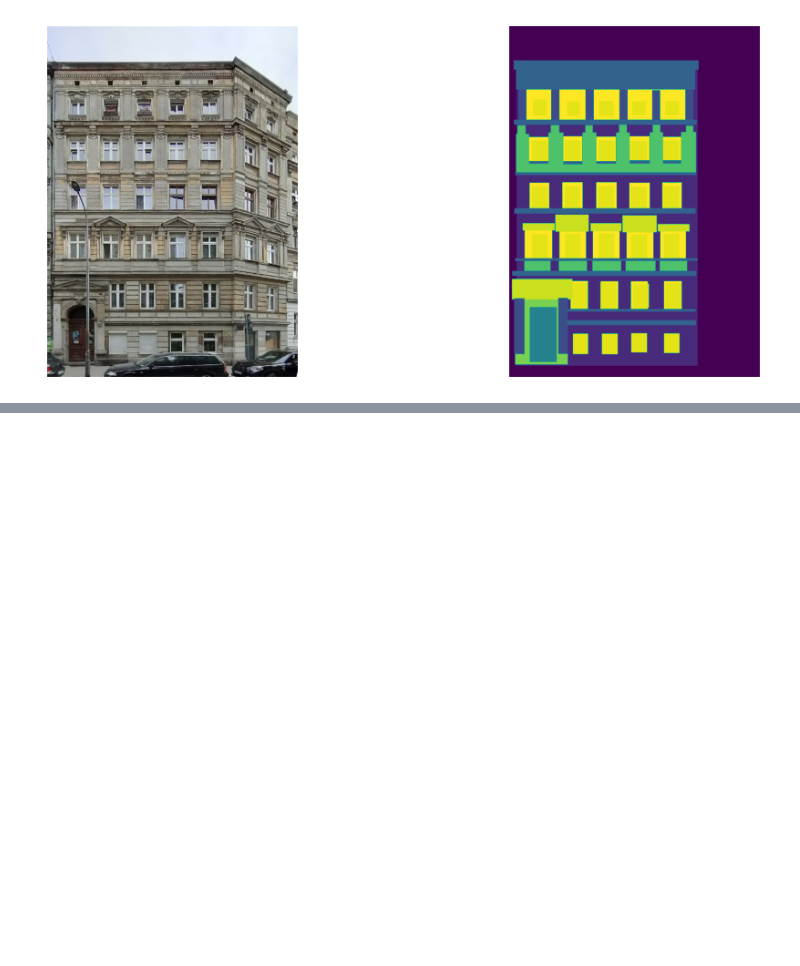
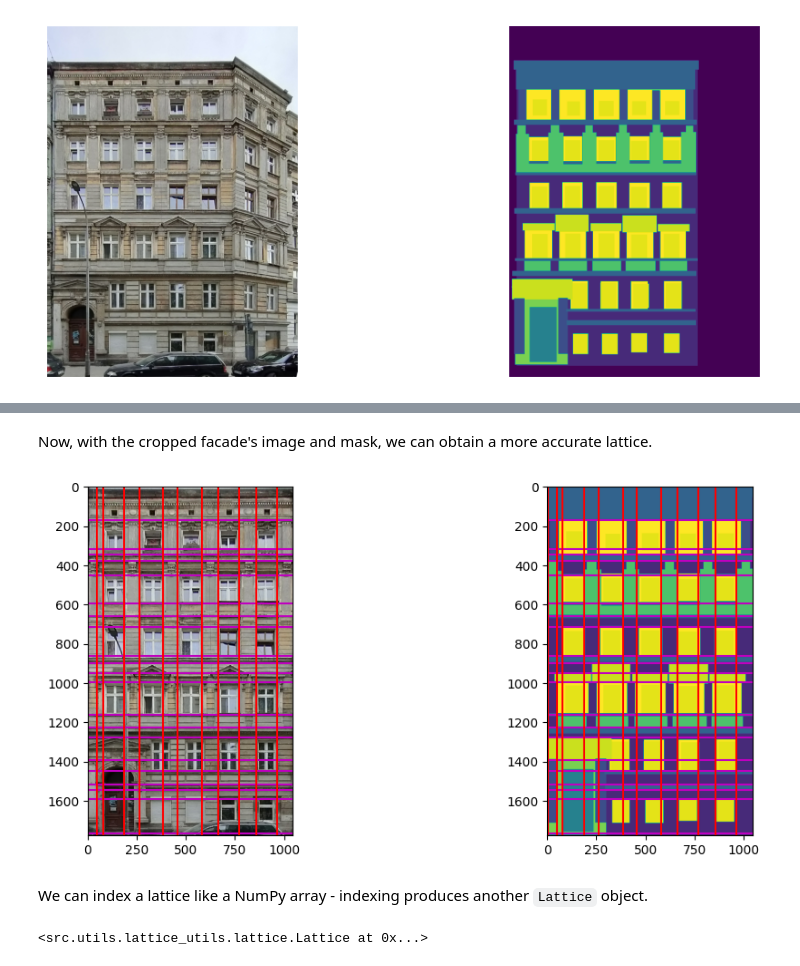
Before and after one commit to Tenements-facades-project/wrofacade, a Jupyter notebook: notebooks/2-useful-utilities.ipynb, the cells around one changed output, grey strips where cells are left out. Saved outputs shown, nothing was run; the diff lists cells and outputs as text; code cells hidden in the pictures; blank space fills up the shorter version.

```diff
--- a/notebooks/2-useful-utilities.ipynb
+++ b/notebooks/2-useful-utilities.ipynb
@@ -73,0 +112,24 @@ draw_facade_and_mask(
+# %% [markdown]
+Now, with the cropped facade's image and mask, we can obtain a more accurate lattice.
+# %%
+cropped_img, cropped_mask = lattice.assemble_lattice()  # extract image and mask from lattice
+
+# obtain a better lattice, using cropped image and mask
+hor_lines_inds, ver_lines_inds = infer_split_lines(
+    mask=cropped_mask, dbscan_params={'eps': 25, 'min_samples': 1},
+    min_change_coef=0.1
+)
+better_lattice = Lattice.from_lines(
+    img=cropped_img, mask=cropped_mask,
+    horizontal_lines_inds=hor_lines_inds, vertical_lines_inds=ver_lines_inds
+)
+
+better_lattice.plot()
+# %% [output]
+[figure, added]
+# %% [markdown]
+We can index a lattice like a NumPy array - indexing produces another `Lattice` object.
+# %%
+better_lattice[2,5]
+# %% [output]
+<src.utils.lattice_utils.lattice.Lattice at 0x...>
```
Also changed, not shown: parts of 13 cells of this notebook.
